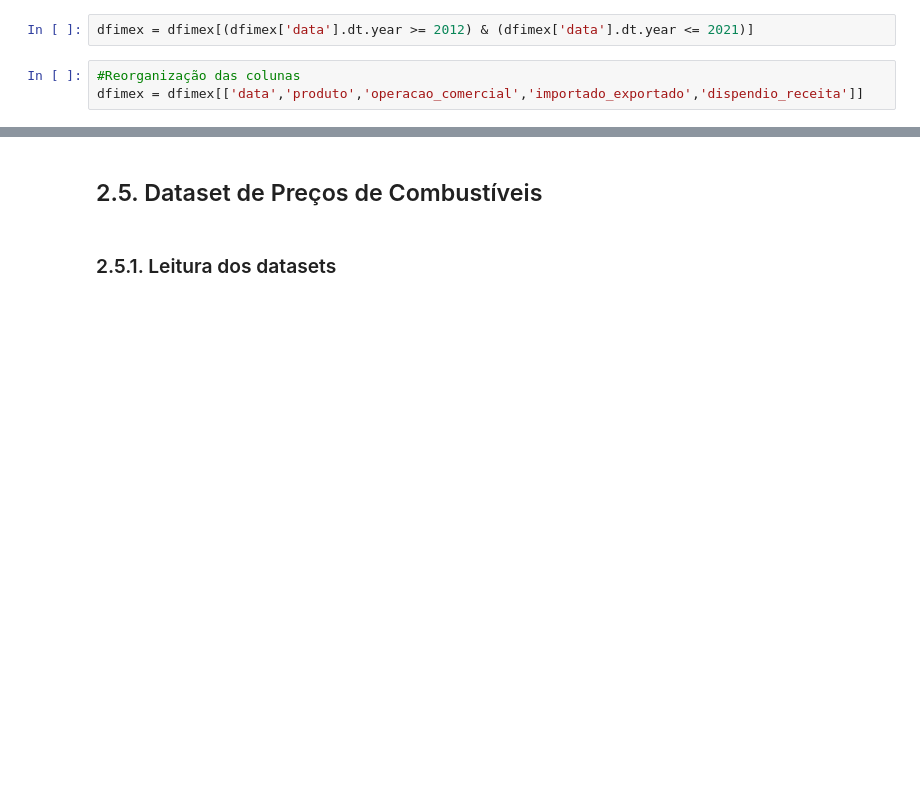
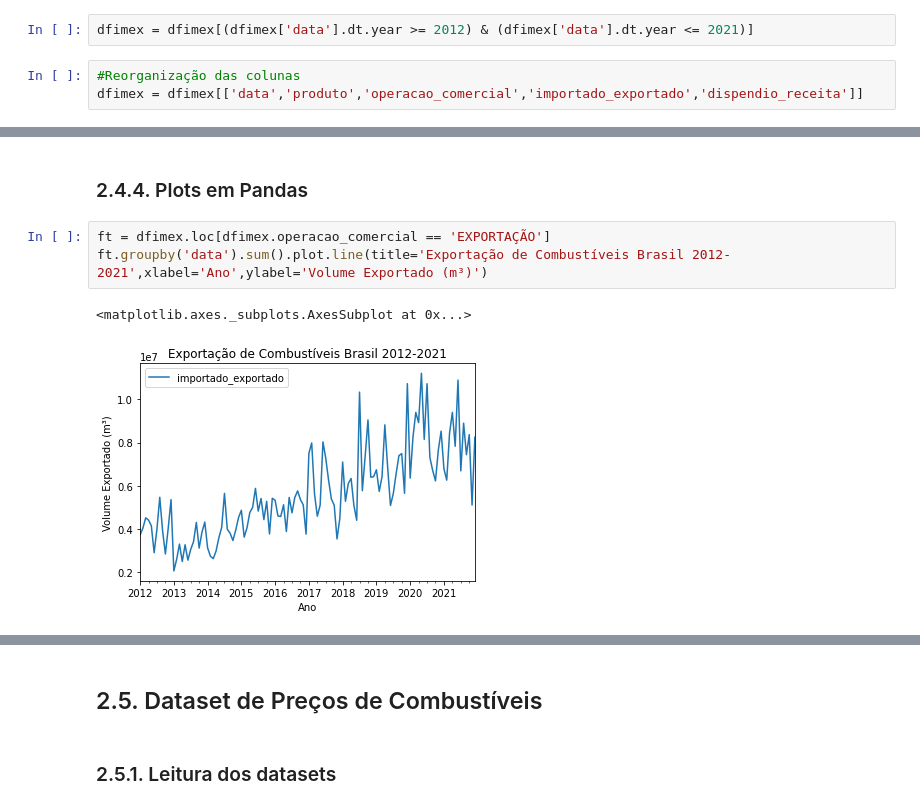
Before and after one commit to caioitalo/soulcode, a Jupyter notebook: Trab_Final_Consolidado.ipynb, the cells around one changed output, grey strips where cells are left out. Saved outputs shown, nothing was run; the diff lists cells and outputs as text; blank space fills up the shorter version.

```diff
--- a/Trab_Final_Consolidado.ipynb
+++ b/Trab_Final_Consolidado.ipynb
@@ -774,0 +822,8 @@ dfimex = dfimex[['data','produto','operacao_comercial','importado_exportado','di
+# %% [markdown]
+### 2.4.4. Plots em Pandas
+# %%
+ft = dfimex.loc[dfimex.operacao_comercial == 'EXPORTAÇÃO']
+ft.groupby('data').sum().plot.line(title='Exportação de Combustíveis Brasil 2012-2021',xlabel='Ano',ylabel='Volume Exportado (m³)')
+# %% [output]
+<matplotlib.axes._subplots.AxesSubplot at 0x...>
+[figure, added]
```
Also changed, not shown: parts of 48 cells of this notebook.
